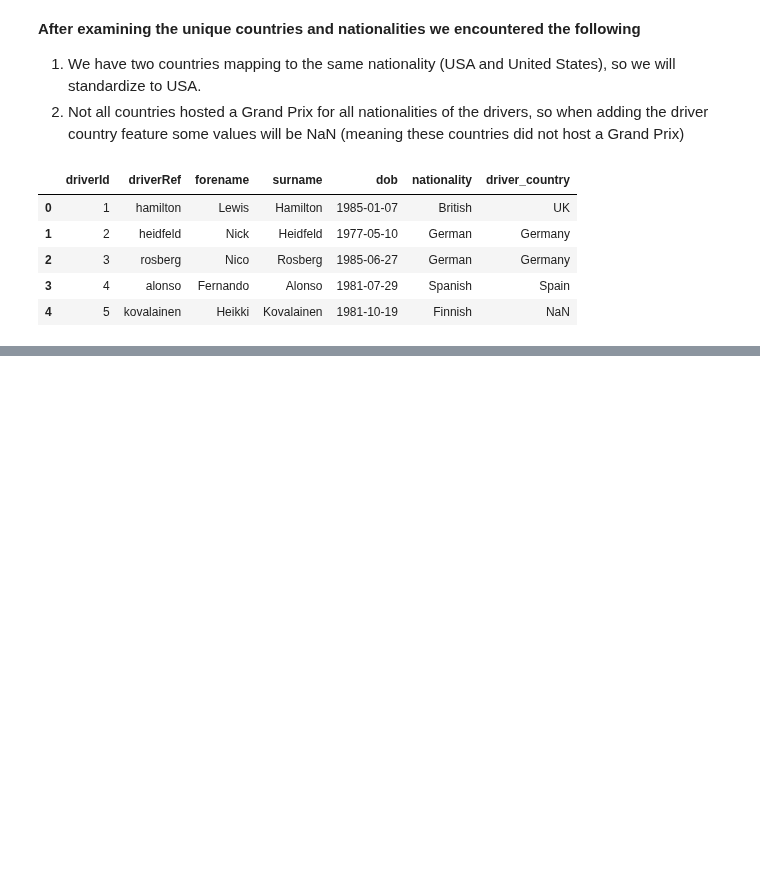
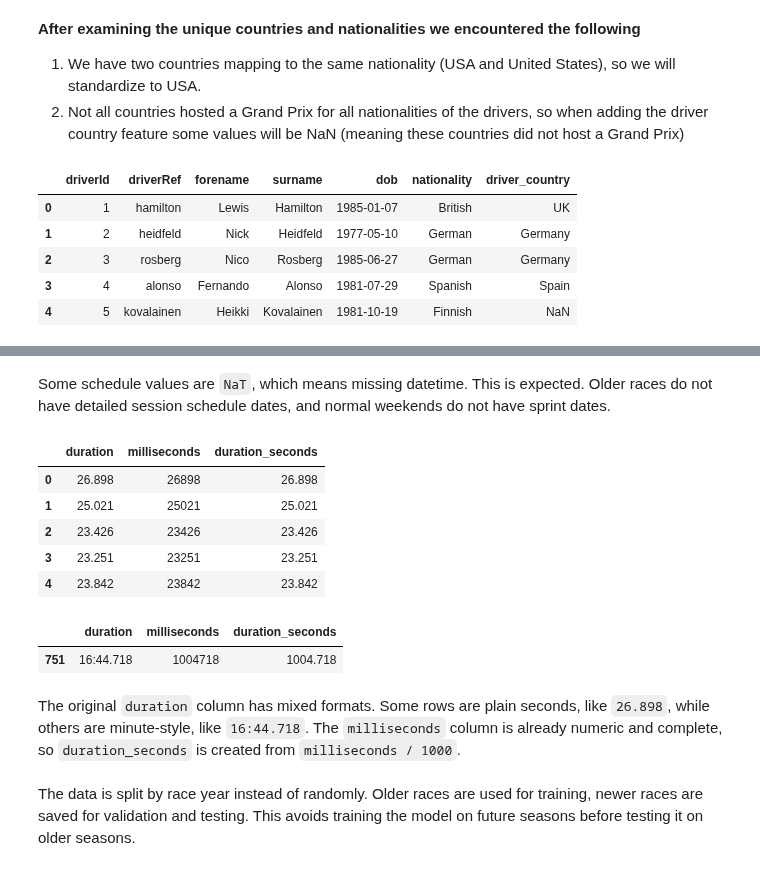
Before and after one commit to amado-888/ACL_Project, a Jupyter notebook: data-cleaning.ipynb, the cells around one changed output, grey strips where cells are left out. Saved outputs shown, nothing was run; the diff lists cells and outputs as text; code cells hidden in the pictures; blank space fills up the shorter version.

Commit message:
Add scheduling and timing data cleaning

```diff
--- a/data-cleaning.ipynb
+++ b/data-cleaning.ipynb
@@ -543,0 +548,5 @@ circuits_clean = circuits_clean.drop(columns=['url'])
+# %%
+races = races_df.copy()
+lap_times = lap_times_df.copy()
+pit_stops = pit_stops_df.copy()
+seasons = seasons_df.copy()
@@ -543,0 +617,2 @@ circuits_clean = circuits_clean.drop(columns=['url'])
+# %% [markdown]
+Some schedule values are `NaT`, which means missing datetime. This is expected. Older races do not have detailed session schedule dates, and normal weekends do not have sprint dates.
@@ -543,0 +625,18 @@ circuits_clean = circuits_clean.drop(columns=['url'])
+# %%
+pit_stops["duration_seconds"] = pit_stops["milliseconds"] / 1000
+# %%
+pit_stops[["duration", "milliseconds", "duration_seconds"]].head()
+# %% [output]
+|  | duration | milliseconds | duration_seconds |
+| 0 | 26.898 | 26898 | 26.898 |
+| 1 | 25.021 | 25021 | 25.021 |
+| 2 | 23.426 | 23426 | 23.426 |
+| 3 | 23.251 | 23251 | 23.251 |
+| 4 | 23.842 | 23842 | 23.842 |
+# %%
+pit_stops.loc[[751], ["duration", "milliseconds", "duration_seconds"]]
+# %% [output]
+|  | duration | milliseconds | duration_seconds |
+| 751 | 16:44.718 | 1004718 | 1004.718 |
+# %% [markdown]
+The original `duration` column has mixed formats. Some rows are plain seconds, like `26.898`, while others are minute-style, like `16:44.718`. The `milliseconds` column is already numeric and complete, so `duration_seconds` is created from `milliseconds / 1000`.
@@ -543,0 +648,2 @@ circuits_clean = circuits_clean.drop(columns=['url'])
+# %% [markdown]
+The data is split by race year instead of randomly. Older races are used for training, newer races are saved for validation and testing. This avoids training the model on future seasons before testing it on older seasons.
```
Also changed, not shown: parts of 11 cells of this notebook.
